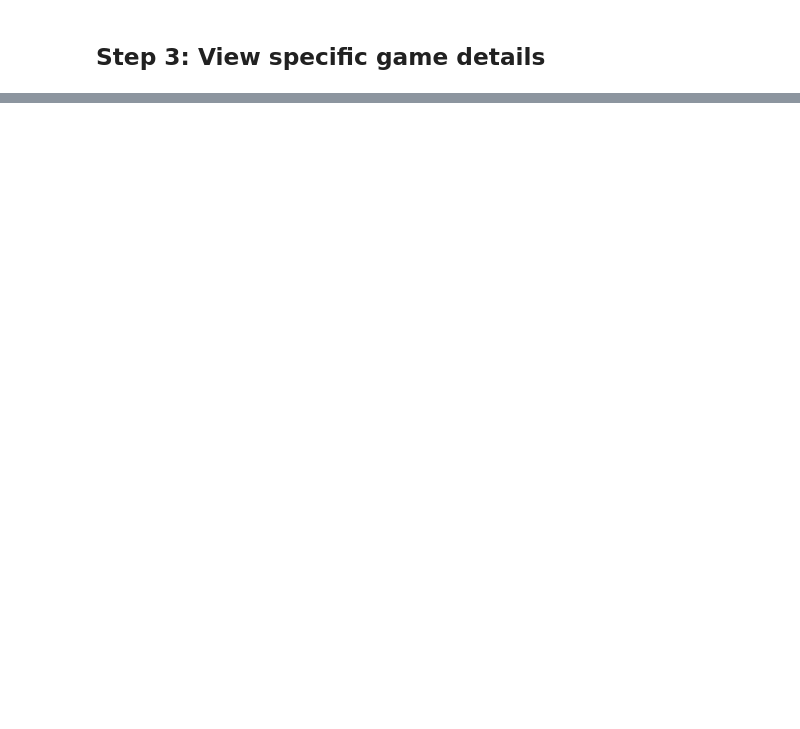
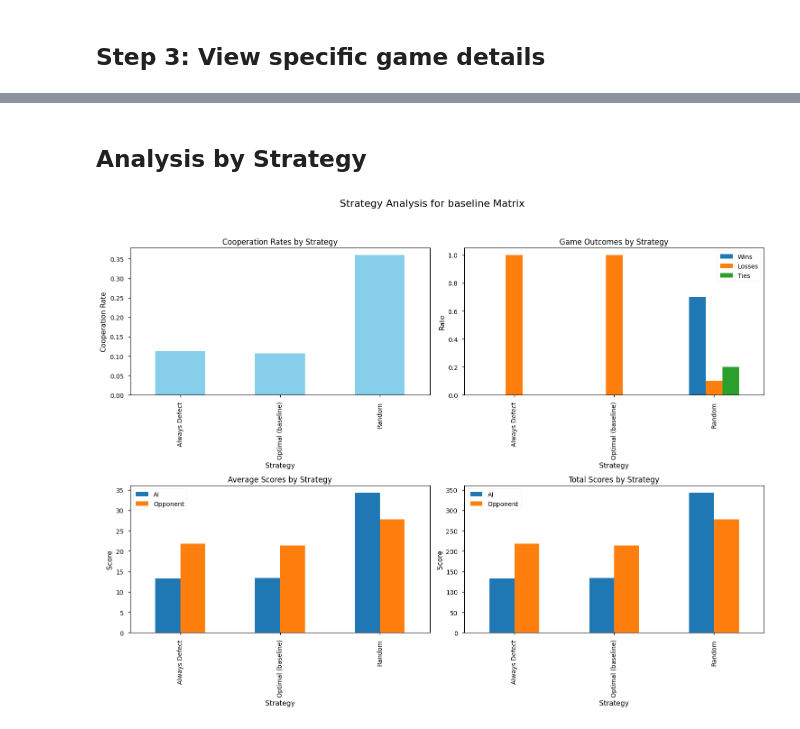
Before and after one commit to rjdyk/DilemmaAgent, a Jupyter notebook: backend/analyze_experiments.ipynb, the cells around one changed output, grey strips where cells are left out. Saved outputs shown, nothing was run; the diff lists cells and outputs as text; code cells hidden in the pictures; blank space fills up the shorter version.

```diff
--- a/backend/analyze_experiments.ipynb
+++ b/backend/analyze_experiments.ipynb
@@ -282,0 +613,6 @@ Final Score - AI: 18, Opponent: 8
+# %% [markdown]
+## Analysis by Strategy
+# %%
+results = analyze_by_strategy('f5f136e5-98d2-4840-99f4-6ab10c3607ff')
+# %% [output]
+[figure, added]
```
Also changed, not shown: parts of 17 cells of this notebook, 5 other files.
